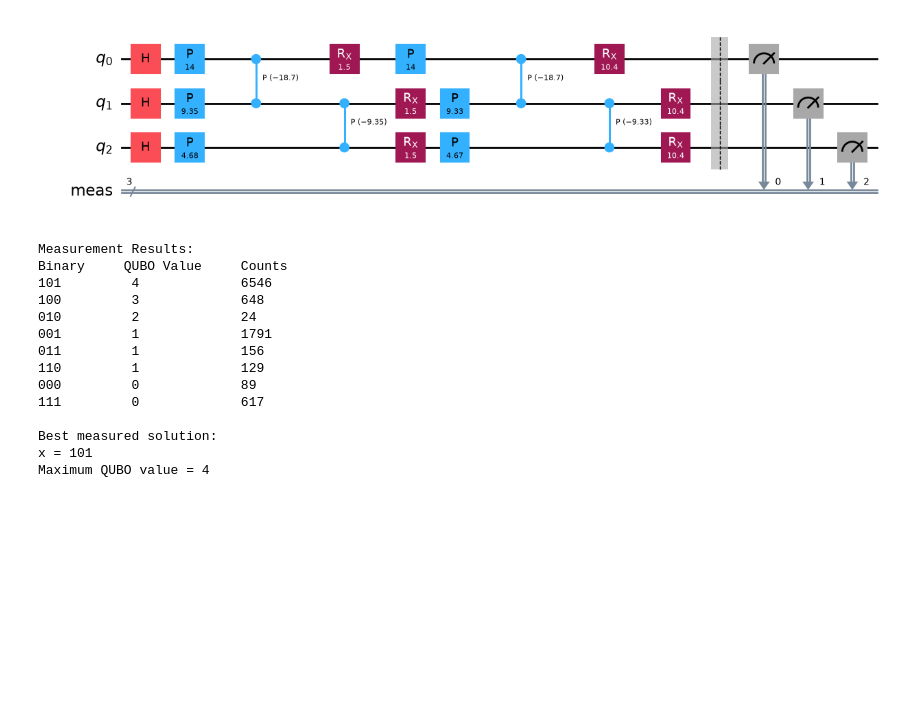
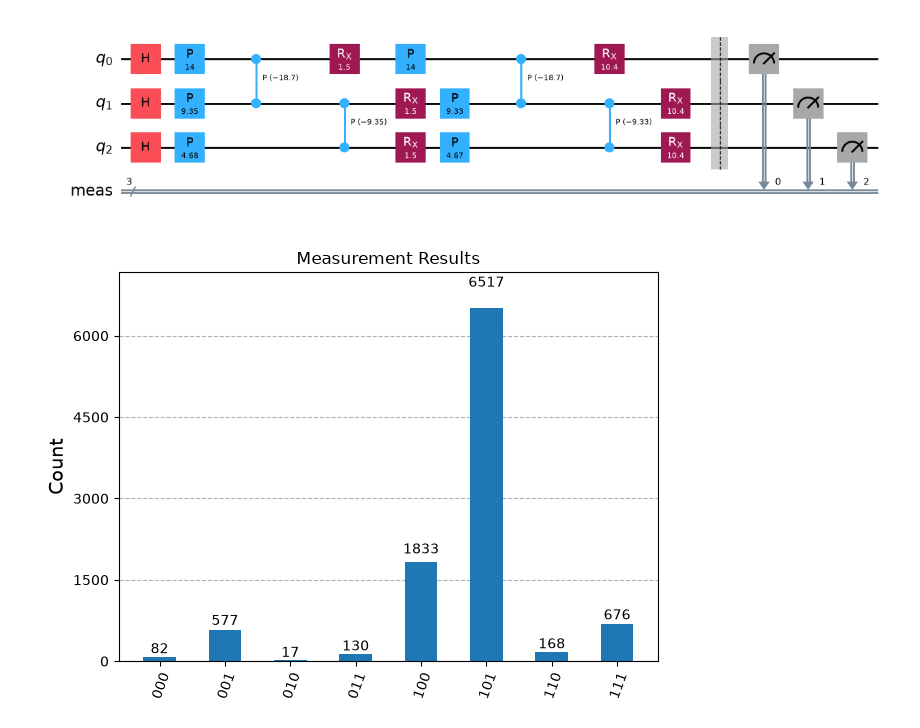
Before and after one commit to sandalisingh/quantum-computing-lab, a Jupyter notebook: Qubo/qaoa_with_qubo.ipynb, the cells around one changed output. Cells and saved outputs as stored; diff of their text form; code cells hidden in the pictures; blank space fills up the shorter version.

Commit message:
added plot

```diff
--- a/Qubo/qaoa_with_qubo.ipynb
+++ b/Qubo/qaoa_with_qubo.ipynb
@@ -141,42 +142,8 @@ Optimized QAOA Circuit:
 # %%
 backend = AerSimulator()
 compiled = transpile(final_qc, backend)
 job = backend.run(compiled, shots=10000)
 counts = job.result().get_counts()
-results = []
-
-for bitstring, count in counts.items():
-    # Remove spaces and reverse Qiskit's
-    # classical bitstring ordering
-
-    x = bitstring.replace(" ", "")[::-1]
-    x0, x1, x2 = map(int, x)
-    value = f(x0, x1, x2)
-    results.append((x, value, count))
-
-results.sort(key=lambda item: item[1], reverse=True)
-
-print("\nMeasurement Results:")
-print("Binary     QUBO Value     Counts")
-for x, value, count in results:
-    print(x, "       ", value, "           ", count)
-
-best = results[0]
-print("\nBest measured solution:")
-print("x =", best[0])
-print("Maximum QUBO value =", best[1])
+plot_histogram(counts, title="Measurement Results")
 # %% [output]
-Measurement Results:
-Binary     QUBO Value     Counts
-101         4             6546
-100         3             648
-010         2             24
-001         1             1791
-011         1             156
-110         1             129
-000         0             89
-111         0             617
-
-Best measured solution:
-x = 101
-Maximum QUBO value = 4
+[figure, added]
```
Also changed, not shown: parts of 2 cells of this notebook.
